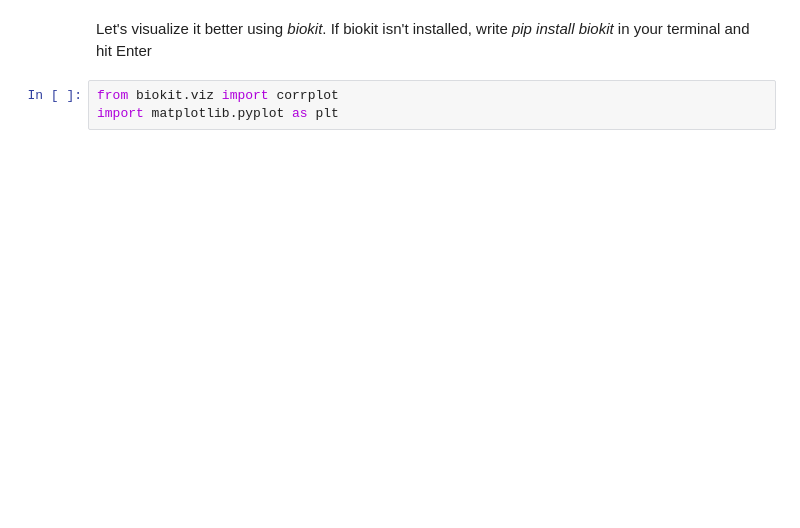
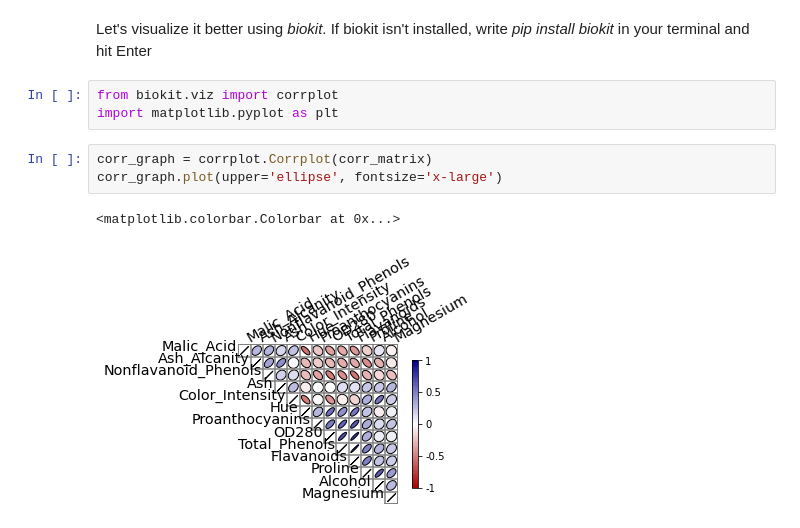
Before and after one commit to pedroheck/machine-learning-basics, a Jupyter notebook: Basics-3-simple-clustering/wine-classification.ipynb, the cells around one changed output. Cells and saved outputs as stored; diff of their text form; blank space fills up the shorter version.

```diff
--- a/Basics-3-simple-clustering/wine-classification.ipynb
+++ b/Basics-3-simple-clustering/wine-classification.ipynb
@@ -62,3 +73,9 @@ Let's visualize it better using *biokit*. If biokit isn't installed, write *pip
 # %%
 from biokit.viz import corrplot
 import matplotlib.pyplot as plt
+# %%
+corr_graph = corrplot.Corrplot(corr_matrix)
+corr_graph.plot(upper='ellipse', fontsize='x-large')
+# %% [output]
+<matplotlib.colorbar.Colorbar at 0x...>
+[figure, added]
```
Also changed, not shown: parts of 16 cells of this notebook.
